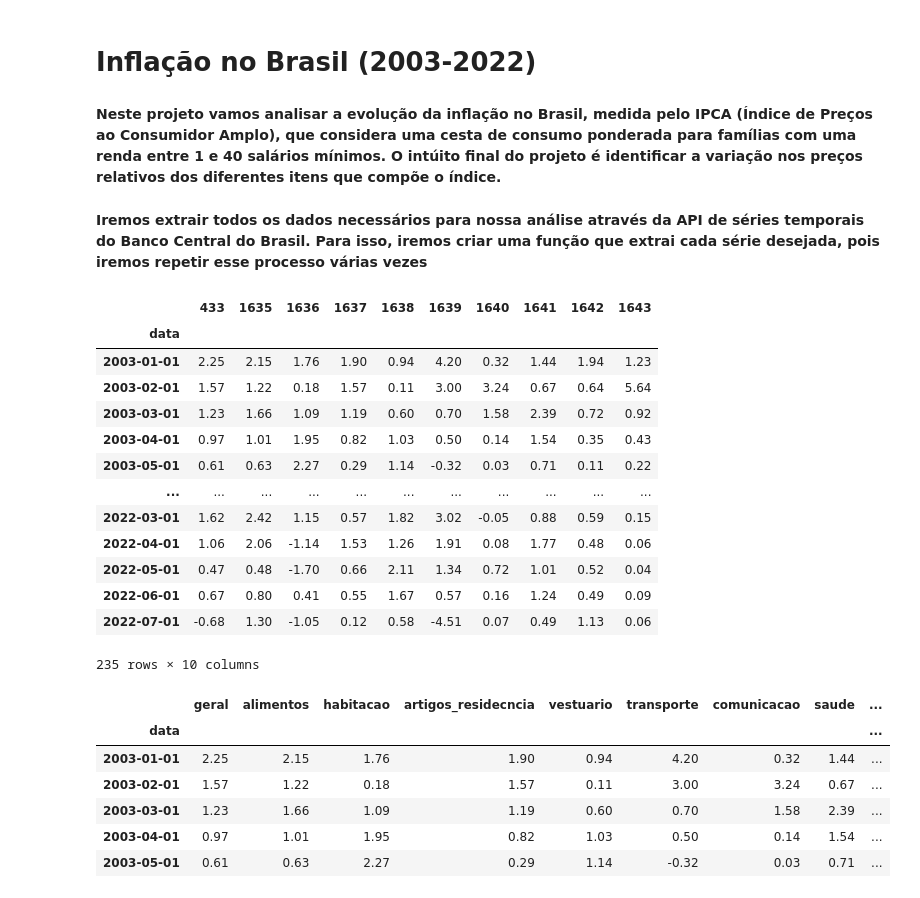
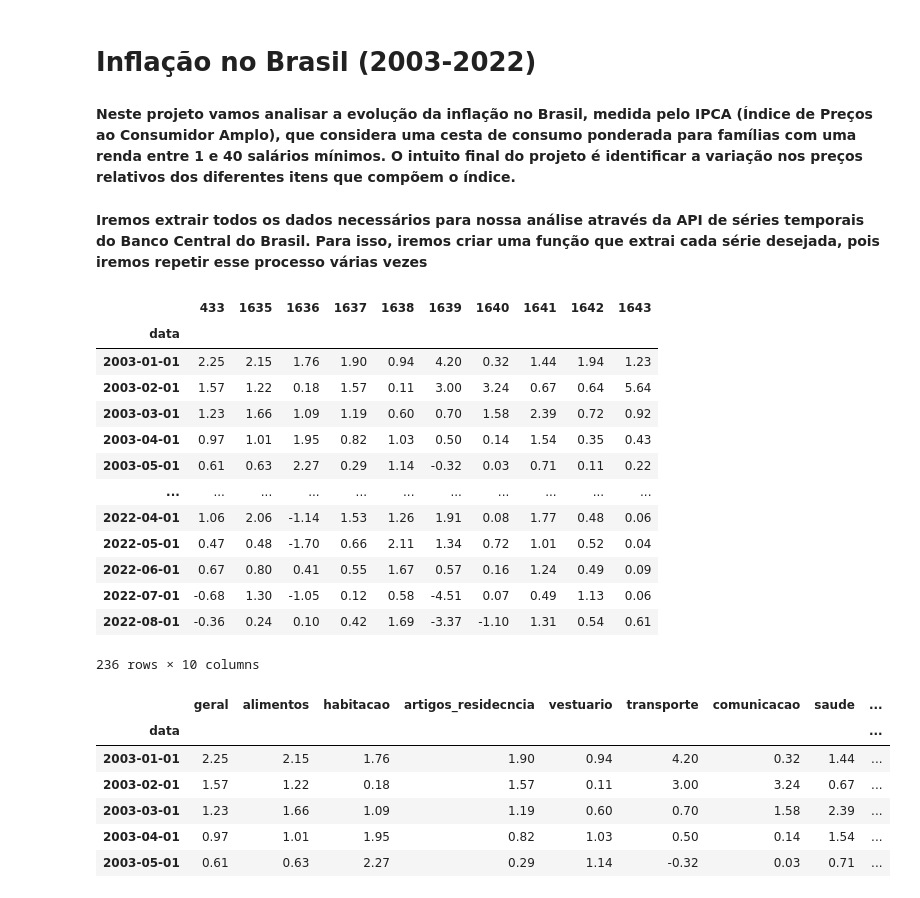
Before and after one commit to jpdsneto/Capacitacao-FEA.dev, a Jupyter notebook: Projetos/Inflação/ipca.ipynb, the cells around one changed output. Drawn from its saved outputs; the diff is of its cells as text; code cells hidden in the pictures.

```diff
--- a/Projetos/Inflação/ipca.ipynb
+++ b/Projetos/Inflação/ipca.ipynb
@@ -2,7 +2,7 @@
 # Inflação no Brasil (2003-2022)
 # %% [markdown]
 **Neste projeto vamos analisar a evolução da inflação no Brasil, medida pelo IPCA (Índice de Preços ao Consumidor Amplo), que considera uma cesta de consumo ponderada para famílias com uma renda entre 1 e 40 salários mínimos.
-O intúito final do projeto é identificar a variação nos preços relativos dos diferentes itens que compõe o índice.**
+O intuito final do projeto é identificar a variação nos preços relativos dos diferentes itens que compõem o índice.**
 # %%
 # importando as bibliotecas necessárias
 import pandas as pd
@@ -27,23 +27,23 @@ def bcb(cod, data_inicial, data_final, nome_coluna):
 # %%
 ipca = pd.DataFrame()
 for i in [433, 1635, 1636, 1637, 1638, 1639, 1640, 1641, 1642, 1643]:
-    ipca[f'{i}'] = bcb(i, '01/01/2003', '01/09/2022', f'{i}')
+    ipca[f'{i}'] = bcb(i, '01/01/2003', '01/01/2023', f'{i}')
 ipca
 # %% [output]
 |  | 433 | 1635 | 1636 | 1637 | 1638 | 1639 | 1640 | 1641 | 1642 | 1643 |
 | data |  |  |  |  |  |  |  |  |  |  |
 | 2003-01-01 | 2.25 | 2.15 | 1.76 | 1.90 | 0.94 | 4.20 | 0.32 | 1.44 | 1.94 | 1.23 |
 | 2003-02-01 | 1.57 | 1.22 | 0.18 | 1.57 | 0.11 | 3.00 | 3.24 | 0.67 | 0.64 | 5.64 |
 | 2003-03-01 | 1.23 | 1.66 | 1.09 | 1.19 | 0.60 | 0.70 | 1.58 | 2.39 | 0.72 | 0.92 |
 | 2003-04-01 | 0.97 | 1.01 | 1.95 | 0.82 | 1.03 | 0.50 | 0.14 | 1.54 | 0.35 | 0.43 |
 | 2003-05-01 | 0.61 | 0.63 | 2.27 | 0.29 | 1.14 | -0.32 | 0.03 | 0.71 | 0.11 | 0.22 |
 | ... | ... | ... | ... | ... | ... | ... | ... | ... | ... | ... |
-| 2022-03-01 | 1.62 | 2.42 | 1.15 | 0.57 | 1.82 | 3.02 | -0.05 | 0.88 | 0.59 | 0.15 |
 | 2022-04-01 | 1.06 | 2.06 | -1.14 | 1.53 | 1.26 | 1.91 | 0.08 | 1.77 | 0.48 | 0.06 |
 | 2022-05-01 | 0.47 | 0.48 | -1.70 | 0.66 | 2.11 | 1.34 | 0.72 | 1.01 | 0.52 | 0.04 |
 | 2022-06-01 | 0.67 | 0.80 | 0.41 | 0.55 | 1.67 | 0.57 | 0.16 | 1.24 | 0.49 | 0.09 |
 | 2022-07-01 | -0.68 | 1.30 | -1.05 | 0.12 | 0.58 | -4.51 | 0.07 | 0.49 | 1.13 | 0.06 |
+| 2022-08-01 | -0.36 | 0.24 | 0.10 | 0.42 | 1.69 | -3.37 | -1.10 | 1.31 | 0.54 | 0.61 |
-235 rows × 10 columns
+236 rows × 10 columns
 # %%
 ipca.columns = ['geral', 'alimentos', 'habitacao', 'artigos_residecncia', 'vestuario', 'transporte', 'comunicacao', 'saude', 'gastos_pessoais', 'educacao']
 ipca.head()
```
Also changed, not shown: parts of 5 cells of this notebook.
